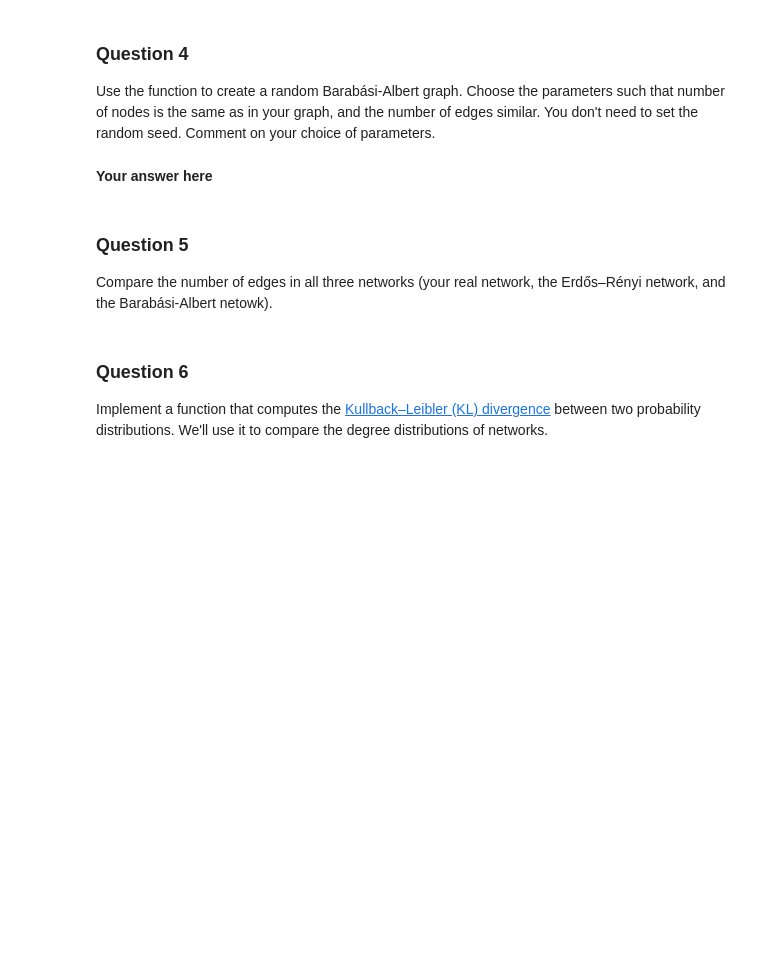
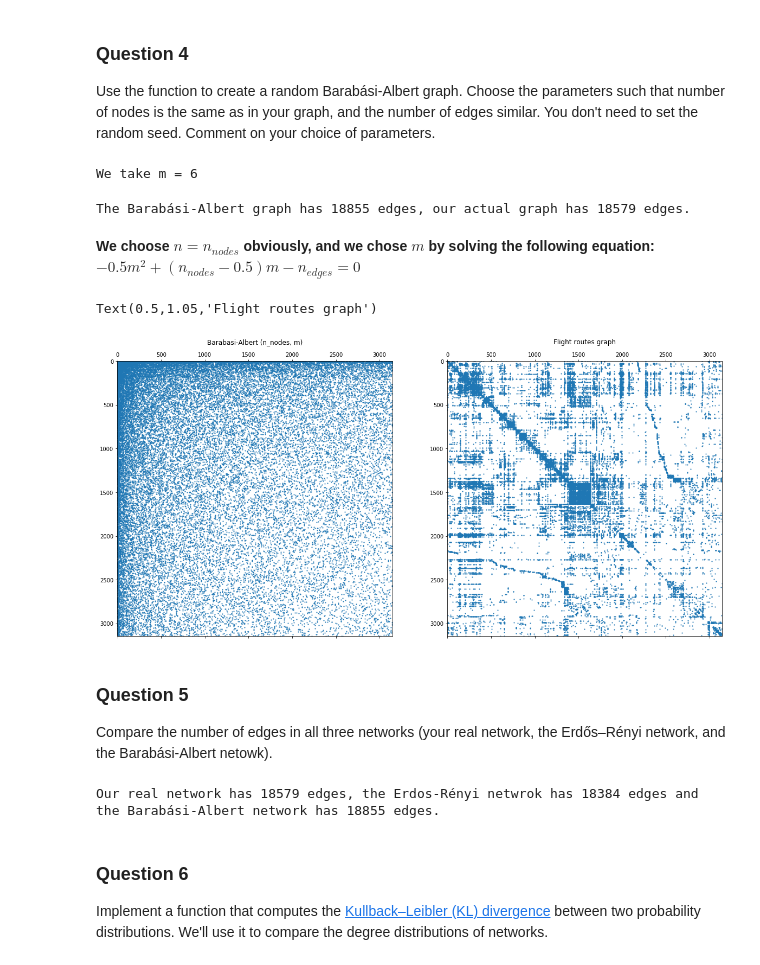
Before and after one commit to weberjoe/NTDS-MS-1-Route2-911, a Jupyter notebook: MS_2/2_network_models.ipynb, the cells around one changed output. Saved outputs shown, nothing was run; the diff lists cells and outputs as text; code cells hidden in the pictures; blank space fills up the shorter version.

```diff
--- a/MS_2/2_network_models.ipynb
+++ b/MS_2/2_network_models.ipynb
@@ -132,7 +133,23 @@ def barabasi_albert(n, m, seed=None):
         The adjacency matrix of a graph.
     """
 
-    # Your code here.
+    # appply seed to random
+    np.random.seed(seed)
+
+    # create empty adjacency matrix
+    adjacency = np.zeros([n,n])
+
+    # connect m initial nodes
+    adjacency[:m, :m] = 1
+    adjacency[np.diag_indices_from(adjacency)] = 0
+
+    for node_index in range(m, n):
+        # twice the current number of edges = m * (m - 1) + (node_index - m) * 2 * m simplifies to
+        denom = m * (2 * node_index - m - 1)
+        edge_prob = np.vectorize(lambda n: 1 if denom == 0 else adjacency[n].sum() / denom)(np.array(range(node_index)))
+        for to in np.random.choice(np.array(range(node_index)), size=m, replace=False, p=edge_prob):
+            adjacency[node_index, to] = 1
+            adjacency[to, node_index] = 1
 
     return adjacency
 # %%
@@ -152,5 +173,31 @@ Use the function to create a random Barabási-Albert graph. Choose the parameter
-# %% [markdown]
-**Your answer here**
+# %%
+# need to solve for m: n_edges = m * (m - 1) / 2 + (n_nodes - m) * m
+# m^2 * (-1/2) + m * (-1/2 + n_nodes) - n_edges == 0
+roots = np.roots([-1/2, -1/2 + n_nodes, -n_edges])
+m = roots[roots < n_nodes][0].round().astype(int)
+print("We take m =", m)
+# %% [output]
+We take m = 6
+# %%
+ba = barabasi_albert(n_nodes, m)
+ba_n_edges = np.count_nonzero(np.tril(ba))
+# %%
+print("The Barabási-Albert graph has", ba_n_edges, "edges, our actual graph has", n_edges, "edges.")
+# %% [output]
+The Barabási-Albert graph has 18855 edges, our actual graph has 18579 edges.
+# %% [markdown]
+**We choose $n = n_{nodes}$ obviously, and we chose $m$ by solving the following equation: $-0.5  m^2 + (n_{nodes} -0.5)  m - n_{edges} = 0$**
+# %%
+plt.figure(figsize=(20, 20))
+plt.subplot(121)
+plt.spy(ba, markersize=1)
+plt.title('Barabasi-Albert (n_nodes, m)')
+plt.subplot(122)
+plt.spy(adjacency, markersize=1)
+plt.title('Flight routes graph')
+# %% [output]
+Text(0.5,1.05,'Flight routes graph')
+[figure, added]
 # %% [markdown]
 ### Question 5
 
@@ -160,3 +205,7 @@ Compare the number of edges in all three networks (your real network, the Erdős
+# %%
+print("Our real network has", n_edges, "edges, the Erdos-Rényi netwrok has", er_n_edges, "edges and the Barabási-Albert network has", ba_n_edges, "edges.")
+# %% [output]
+Our real network has 18579 edges, the Erdos-Rényi netwrok has 18384 edges and the Barabási-Albert network has 18855 edges.
 # %% [markdown]
 ### Question 6
 
```
Also changed, not shown: parts of 8 cells of this notebook.
